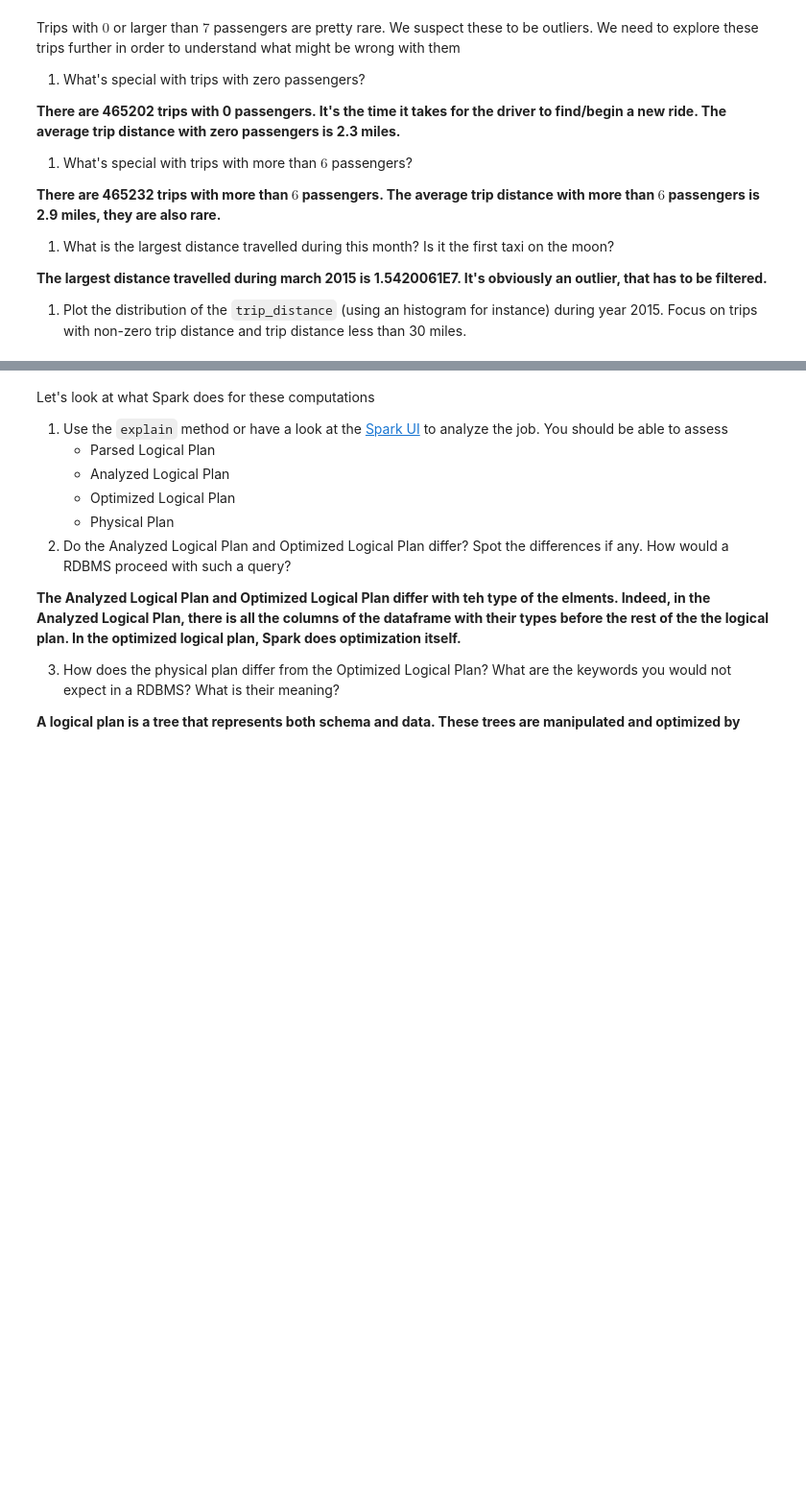
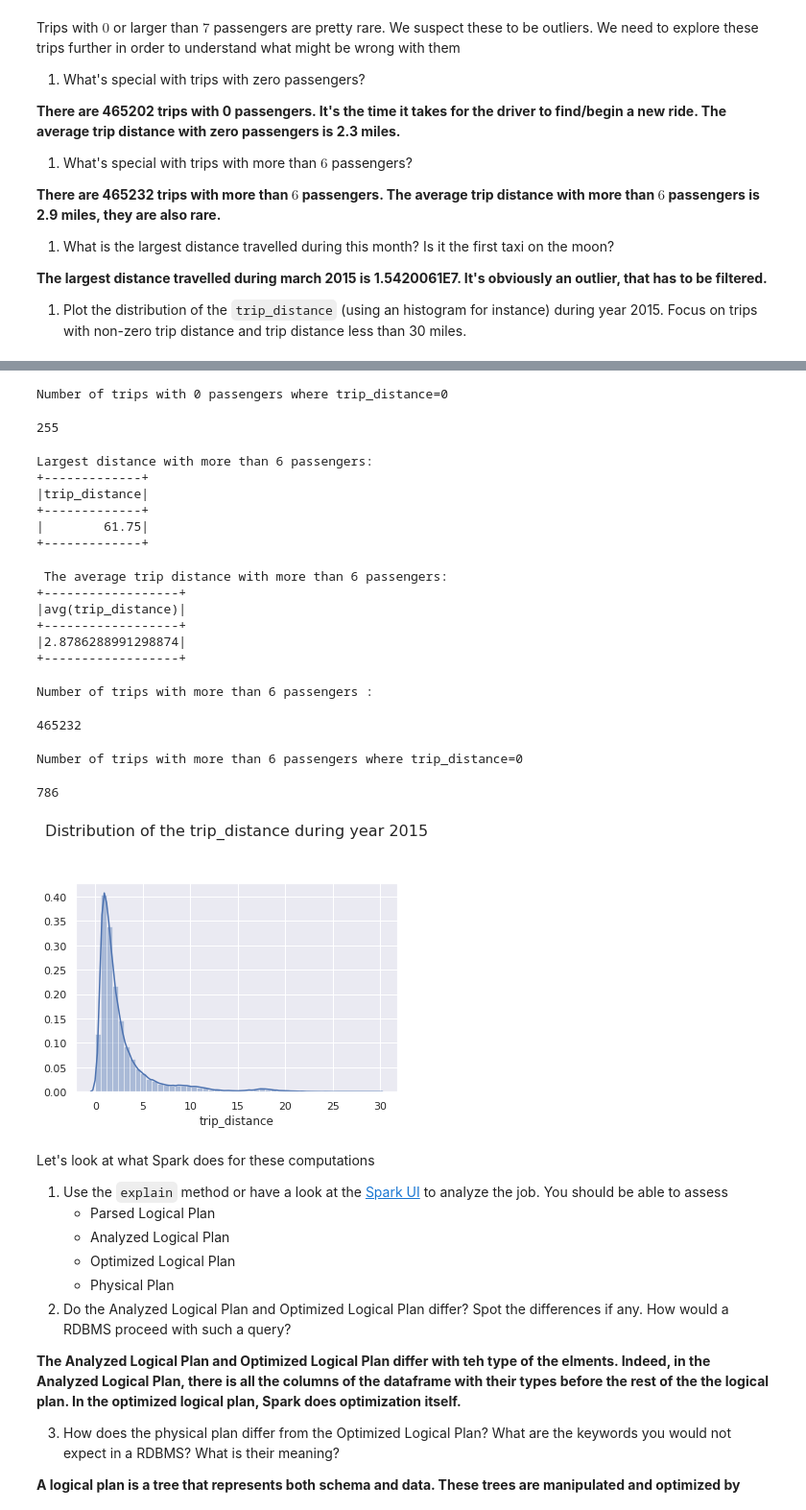
Before and after one commit to idardo97/big_data, a Jupyter notebook: homework03.ipynb, the cells around one changed output, grey strips where cells are left out. Shown at 96% size. Cells and saved outputs as stored; diff of their text form; code cells hidden in the pictures; blank space fills up the shorter version.

```diff
--- a/homework03.ipynb
+++ b/homework03.ipynb
@@ -326,12 +464,15 @@ nb_0_psng
 # %%
 print('Number of trips with 0 passengers where trip_distance=0')
 
-nb_0dist_0 =mar15_filtred.where(col('passenger_count')==0).where(col('trip_distance')==0).count()
+nb_0dist_0 = df_mar15.where(col('passenger_count')==0).where(col('trip_distance')==0).count()
 nb_0dist_0
 
 #255
+# %% [output]
+Number of trips with 0 passengers where trip_distance=0
+255
 # %%
-mar15_6_psgr = mar15_filtred.where(col('passenger_count')>=6)\
+mar15_6_psgr = df_mar15.where(col('passenger_count')>=6)\
 
 #mar15_6_psgr.show(5)
 
@@ -340,38 +481,57 @@ largest_dist_15_6 = mar15_6_psgr.orderBy(mar15_6_psgr.trip_distance.desc())\
                     .limit(1)
 
 print('Largest distance with more than 6 passengers:')
-largest_dist_15.select('trip_distance').show()
+largest_dist_15_6.select('trip_distance').show()
 
 #1.5420061E7
+# %% [output]
+Largest distance with more than 6 passengers:
++-------------+
+|trip_distance|
++-------------+
+|        61.75|
++-------------+
 # %%
 print(' The average trip distance with more than 6 passengers:')
 
-mar15_6_psgr.toPandas().trip_distance.mean()
+mar15_6_psgr.select(fn.mean('trip_distance')).show(1)
+# %% [output]
+ The average trip distance with more than 6 passengers:
++------------------+
+|avg(trip_distance)|
++------------------+
+|2.8786288991298874|
++------------------+
 # %%
 print('Number of trips with more than 6 passengers :')
 
-nb_6_psng = mar15_filtred.where(col('passenger_count')>=6).count()
+nb_6_psng = df_mar15.where(col('passenger_count')>=6).count()
 nb_6_psng
 
 #465232
+# %% [output]
+Number of trips with more than 6 passengers :
+465232
 # %%
 print('Number of trips with more than 6 passengers where trip_distance=0')
 
-nb_0dist_6 =mar15_filtred.where(col('passenger_count')>=6).where(col('trip_distance')==0).count()
+nb_0dist_6 = df_mar15.where(col('passenger_count')>=6).where(col('trip_distance')==0).count()
 nb_0dist_6
 
 #786
+# %% [output]
+Number of trips with more than 6 passengers where trip_distance=0
+786
 # %%
-mar15_trip_dist = mar15_filtred.where(col('trip_distance').between(0, 30))\
-                                .groupBy(col('trip_distance'))\
-                                .count()
-
+mar15_trip_dist = df_mar15.where(col('trip_distance').between(0, 30)).limit(100000)
 sns.set()
 
 g = sns.distplot(mar15_trip_dist.toPandas().trip_distance)
 
 plt.title('Distribution of the trip_distance during year 2015', fontsize=16, y=1.2)
 plt.show()
+# %% [output]
+[figure, added]
 # %% [markdown]
 Let's look at what Spark does for these computations
 
```
Also changed, not shown: parts of 44 cells of this notebook.
